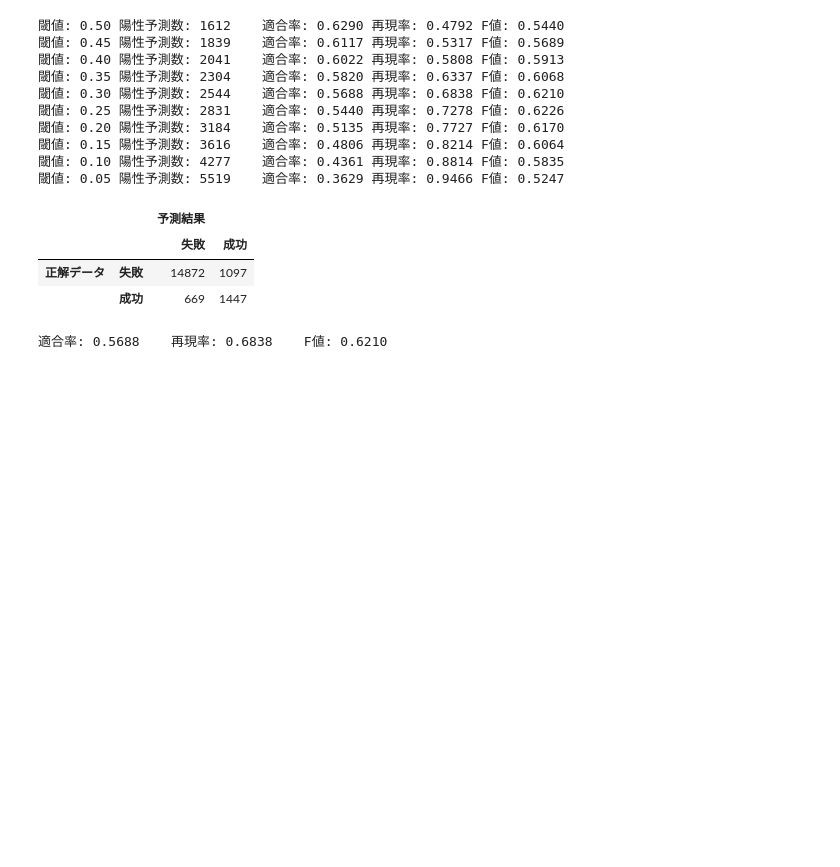
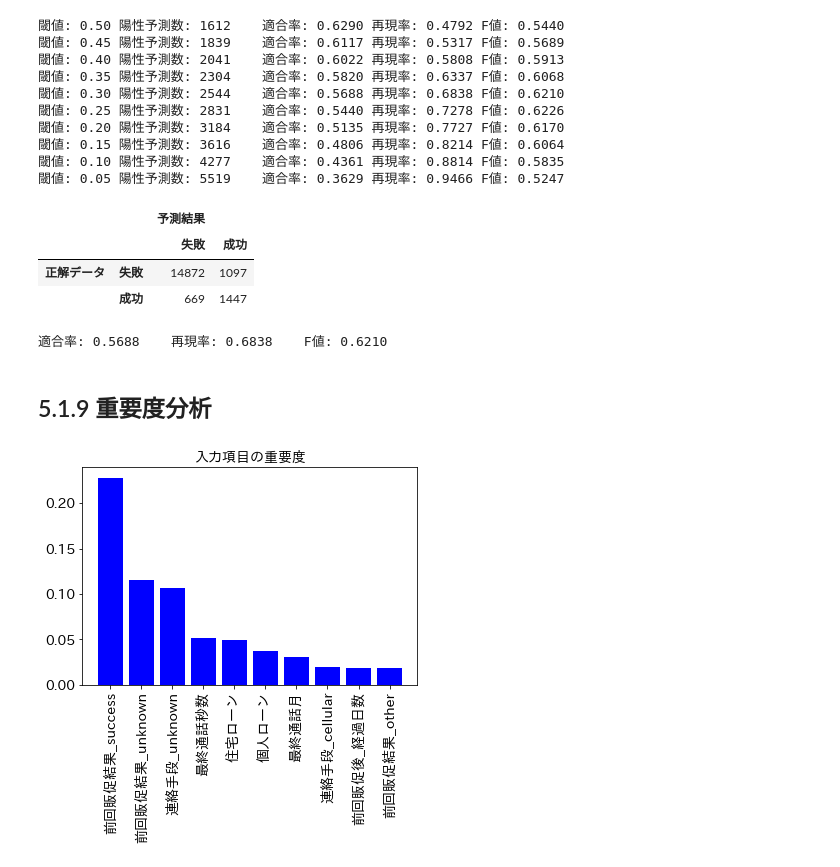
Before and after one commit to hirokimituya/book_create-profitable-AI-with-Python, a Jupyter notebook: ch05_01_bank.ipynb, the cells around one changed output. Saved outputs shown, nothing was run; the diff lists cells and outputs as text; code cells hidden in the pictures; blank space fills up the shorter version.

```diff
--- a/ch05_01_bank.ipynb
+++ b/ch05_01_bank.ipynb
@@ -378,3 +378,27 @@ print(f'適合率: {precision:.4f}    再現率: {recall:.4f}\
 | 正解データ | 失敗 | 14872 | 1097 |
 |  | 成功 | 669 | 1447 |
 適合率: 0.5688    再現率: 0.6838    F値: 0.6210
+# %% [markdown]
+## 5.1.9 重要度分析
+# %%
+# 重要度分析
+
+# 重要度ベクトルの取得
+importances = algorithm.feature_importances_
+
+# 項目名をキーにSeriesを生成
+w = pd.Series(importances, index=x.columns)
+
+# 値の大きい順にソート
+u = w.sort_values(ascending=False)
+
+# トップ10のみ抽出
+v = u[:10]
+
+# 重要度の棒グラフ表示
+plt.title('入力項目の重要度', fontsize=14)
+plt.bar(range(len(v)), v, color='b', align='center')
+plt.xticks(range(len(v)), v.index, rotation=90, fontsize=14)
+plt.show()
+# %% [output]
+[figure, added]
```
Also changed, not shown: parts of 4 cells of this notebook.
